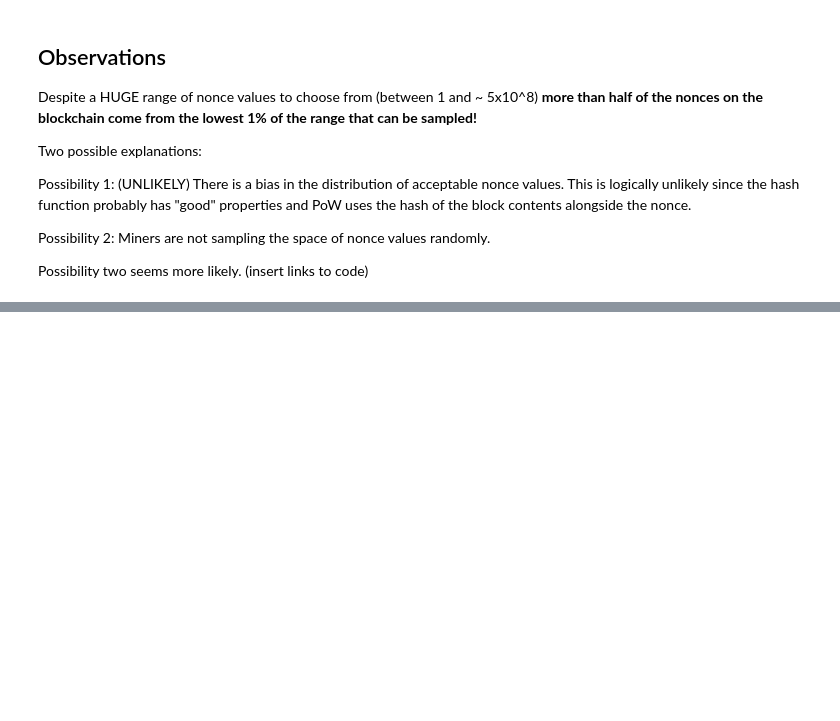
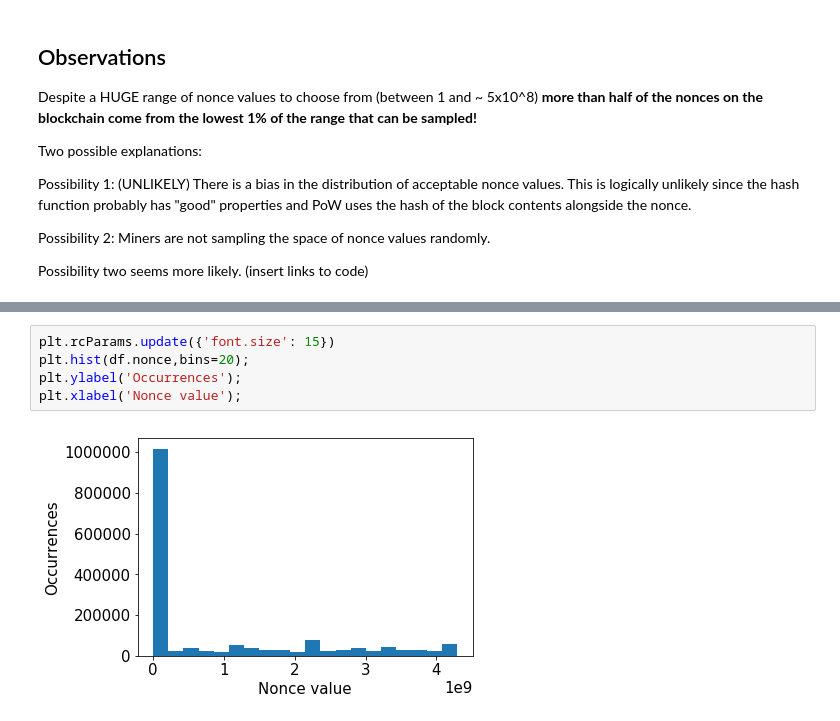
Before and after one commit to noncesense-research-lab/nonce_distribution, a Jupyter notebook: nonce_distribution.ipynb, the cells around one changed output, grey strips where cells are left out. Cells and saved outputs as stored; diff of their text form; blank space fills up the shorter version.

```diff
--- a/nonce_distribution.ipynb
+++ b/nonce_distribution.ipynb
@@ -102,0 +107,7 @@ Possibility two seems more likely. (insert links to code)
+# %%
+plt.rcParams.update({'font.size': 15})
+plt.hist(df.nonce,bins=20);
+plt.ylabel('Occurrences');
+plt.xlabel('Nonce value');
+# %% [output]
+[figure, added]
```
Also changed, not shown: parts of 9 cells of this notebook.
